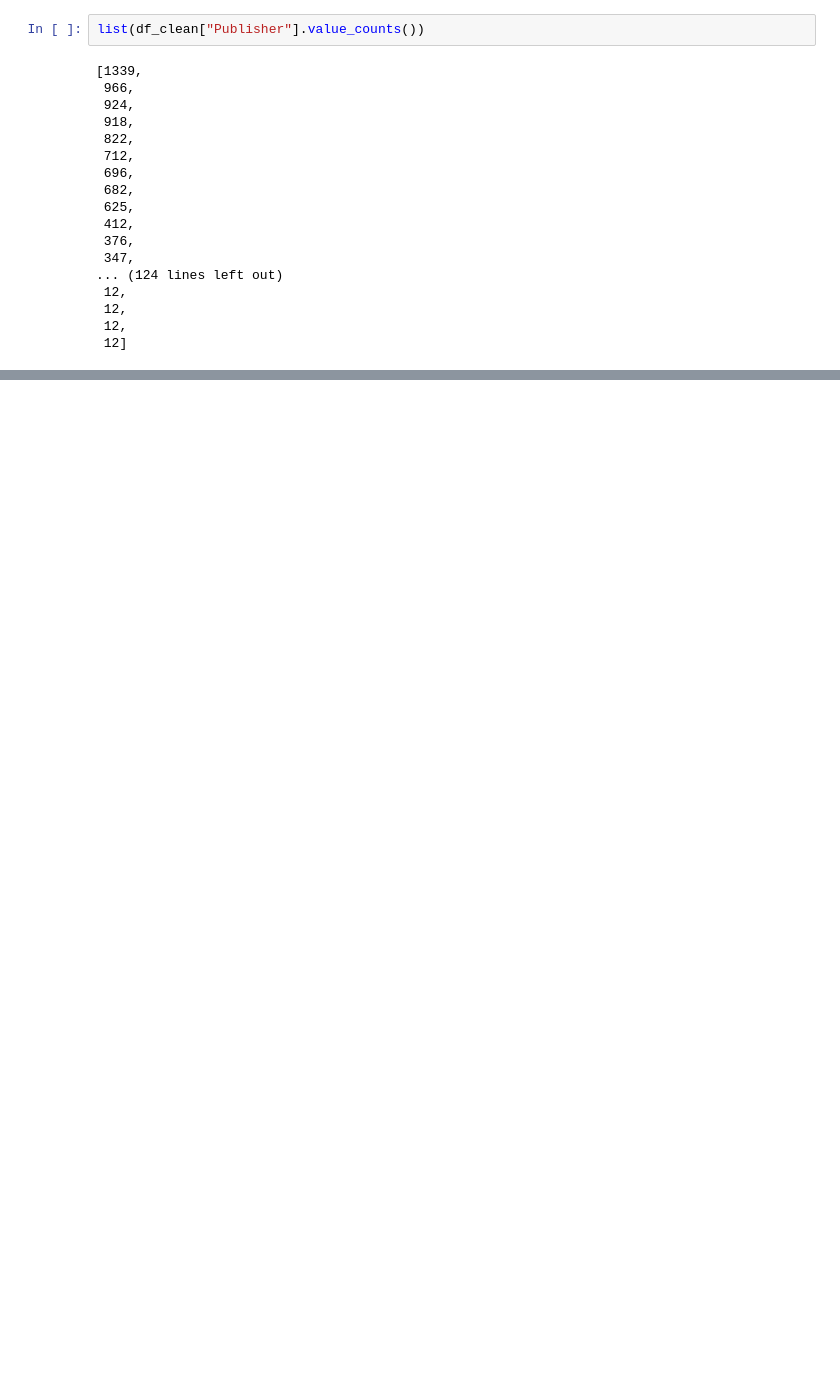
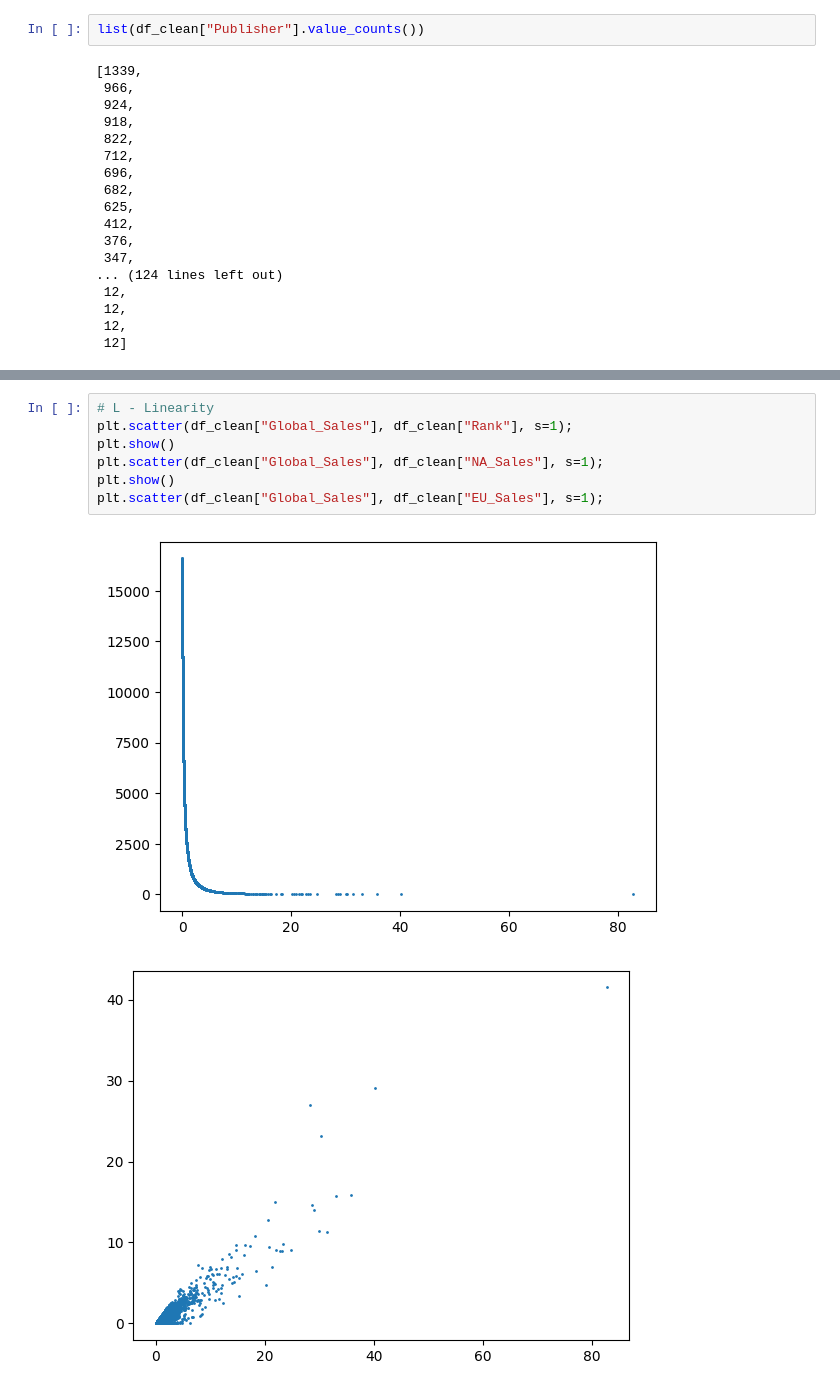
Before and after one commit to Abdullab8/games-sales-regression-model, a Jupyter notebook: notebook.ipynb, the cells around one changed output, grey strips where cells are left out. Drawn from its saved outputs; the diff is of its cells as text; blank space fills up the shorter version.

```diff
--- a/notebook.ipynb
+++ b/notebook.ipynb
@@ -177,0 +233,10 @@ print__metrics(y_test1, lr1.predict(X_test1),"liner model 1: test data")
+# %%
+# L - Linearity
+plt.scatter(df_clean["Global_Sales"], df_clean["Rank"], s=1);
+plt.show()
+plt.scatter(df_clean["Global_Sales"], df_clean["NA_Sales"], s=1);
+plt.show()
+plt.scatter(df_clean["Global_Sales"], df_clean["EU_Sales"], s=1);
+# %% [output]
+[figure, added]
+[figure, added]
```
Also changed, not shown: parts of 17 cells of this notebook.
